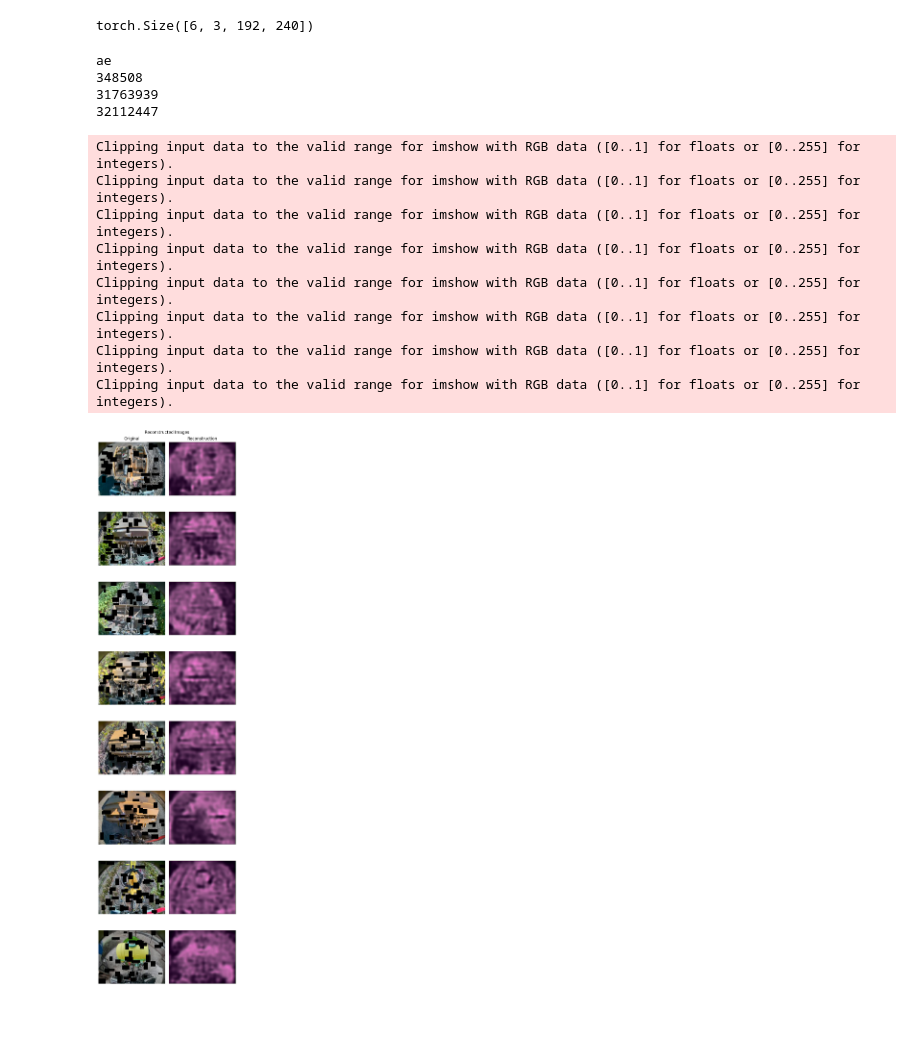
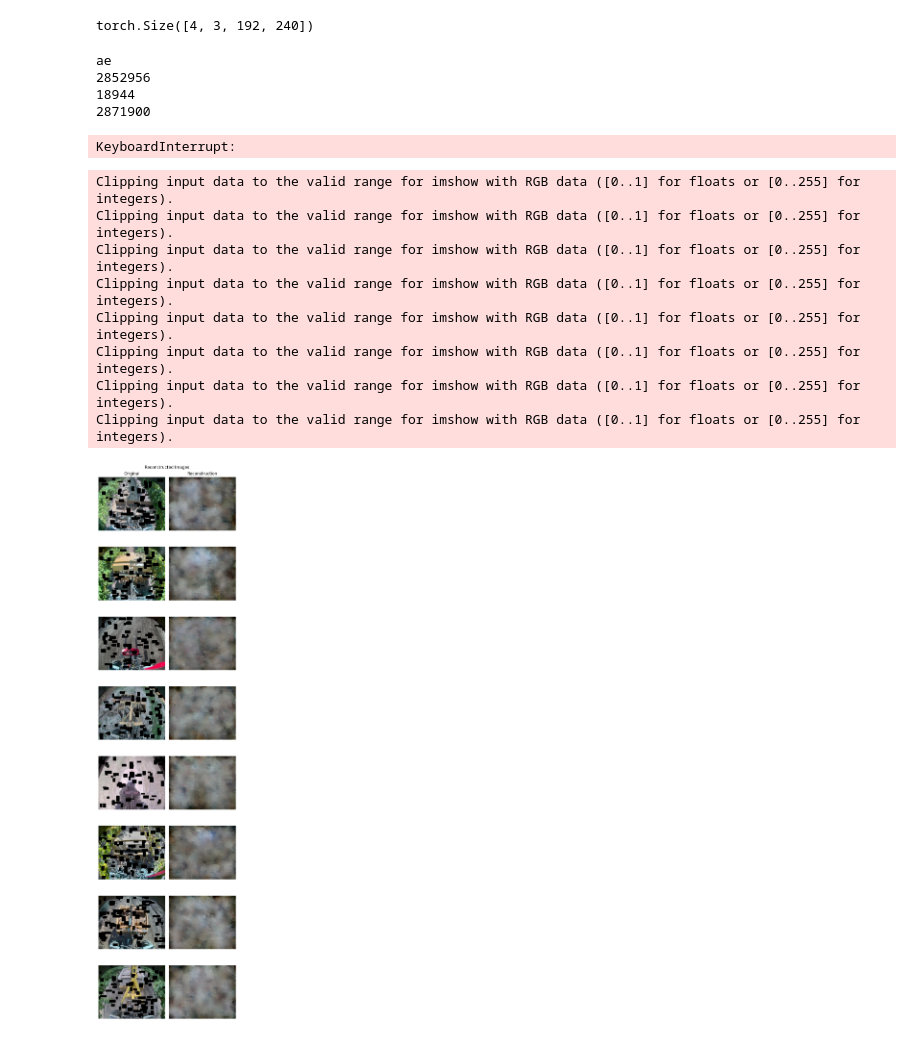
Before and after one commit to teekaihong/image-detection-model-experiments, a Jupyter notebook: experiment_1.ipynb, the cells around one changed output. Drawn from its saved outputs; the diff is of its cells as text; code cells hidden in the pictures.

```diff
--- a/experiment_1.ipynb
+++ b/experiment_1.ipynb
@@ -78,11 +50,13 @@ from experiment_1.model import VariationalAutoencoder
 from torchvision.transforms import v2 as transforms
 
 
-# number of erases per image X has a binomial(n=80, p=0.5) distribution
-# variance of X is np(1-p) = 80 * 0.5 * (1 - 0.5) = 20, which is maximized when p = 0.5
+# number of erases per image X has a binomial(n=40, p=0.5) distribution
+# variance of X is np(1-p) = 40 * 0.5 * (1 - 0.5) = 20, which is maximized when p = 0.5
+# this results in a large variety of masking patterns
+from torchvision.transforms import v2 as transforms
 num_erases = 80
 erase_transform = transforms.Compose([
-    transforms.RandomErasing(.5, scale=(.001, .01), ratio=(.3, 2.), value=0, inplace=False)
+    transforms.RandomErasing(.80, scale=(.001, .006), ratio=(.3, 2.), value=0, inplace=False)
     for _ in range(num_erases)
 ])
 
@@ -91,7 +65,7 @@ val_ds = AEDataset(val_df.image_path)
 test_ds = AEDataset(test_df.image_path)
 
 dl_config = {
-    "batch_size": 6,
+    "batch_size": 4,
     "shuffle": True,
     "num_workers": 4,
     "pin_memory": True,
@@ -99,7 +73,7 @@ dl_config = {
 }
 test_dl_config = {
     "batch_size": 1,
-    "shuffle": False,
+    "shuffle": True,
     "num_workers": 2,
     "pin_memory": True,
     "drop_last": False,
@@ -110,7 +84,7 @@ val_dl = DataLoader(val_ds, **dl_config)
 test_dl = DataLoader(test_ds, **test_dl_config)
 next(iter(train_dl)).shape
 # %% [output]
-torch.Size([6, 3, 192, 240])
+torch.Size([4, 3, 192, 240])
 # %%
 import torch
 from torch import optim
@@ -119,7 +93,7 @@ from experiment_1.model import VariationalAutoencoder, VariationalEncoder
 from experiment_1.dataset import AEDataset
 from tqdm import tqdm
 
-use_stable_diffusion = False
+use_stable_diffusion = True
 ae = VariationalAutoencoder(use_stable_diffusion=use_stable_diffusion)
 
 def count_params(model):
@@ -133,9 +107,9 @@ print(count_params(ae))
 del ae
 # %% [output]
 ae
-348508
-31763939
-32112447
+2852956
+18944
+2871900
 # %%
 train_config = {
     'lr': 1e-3,
@@ -215,7 +189,7 @@ def train(model, optimizer, criterion, scheduler, train_dl, val_dl, epochs:int,
             if lr >= 1e-5:
                 scheduler.step(loss.item())
 
-        train_loss /= len(train_dl)
+        train_loss /= (len(train_dl) - reporting_start_step)
         val_loss = evaluate_loss(model, criterion, val_dl, device=device, dtype=dtype)
 
         print(f"Epoch {epoch+1}/{epochs} - train_loss: {train_loss:.6f} - val_loss: {val_loss:.6f}")
@@ -231,34 +205,36 @@ def train(model, optimizer, criterion, scheduler, train_dl, val_dl, epochs:int,
     return losses
 
 losses = train(model, optimizer, criterion, scheduler, train_dl, val_dl, epochs=train_config['epochs'], device=train_config['device'])
+# %% [output]
+KeyboardInterrupt:
 # %%
 @torch.no_grad()
 def reconstruct_images(model, dataloader, device, dtype, num_batches = 10):
     model.eval()
     comparisons = []
 
     for b, batch in enumerate(dataloader):
         if b >= num_batches:
             break
         batch = batch.to(device).to(dtype)
-        #batch = erase_transform(batch)
+        batch = erase_transform(batch)
         outputs, _, _ = model(batch)
         for i in range(len(batch)):
             comparisons.append((
                 batch[i].cpu().to(torch.float32).permute(1, 2, 0).numpy(),
                 outputs[i].cpu().to(torch.float32).permute(1, 2, 0).numpy(),
                 ))
     return comparisons
 
 comparisons = reconstruct_images(model, test_dl, device=train_config['device'], dtype=torch.bfloat16)
 plot_reconstructions(comparisons, title="Reconstructed Images")
 # %% [output]
 Clipping input data to the valid range for imshow with RGB data ([0..1] for floats or [0..255] for integers).
 Clipping input data to the valid range for imshow with RGB data ([0..1] for floats or [0..255] for integers).
 Clipping input data to the valid range for imshow with RGB data ([0..1] for floats or [0..255] for integers).
 Clipping input data to the valid range for imshow with RGB data ([0..1] for floats or [0..255] for integers).
 Clipping input data to the valid range for imshow with RGB data ([0..1] for floats or [0..255] for integers).
 Clipping input data to the valid range for imshow with RGB data ([0..1] for floats or [0..255] for integers).
 Clipping input data to the valid range for imshow with RGB data ([0..1] for floats or [0..255] for integers).
 Clipping input data to the valid range for imshow with RGB data ([0..1] for floats or [0..255] for integers).
-[figure, old version]
+[figure, new version]
```
Also changed, not shown: parts of 3 cells of this notebook, 2 other files.
